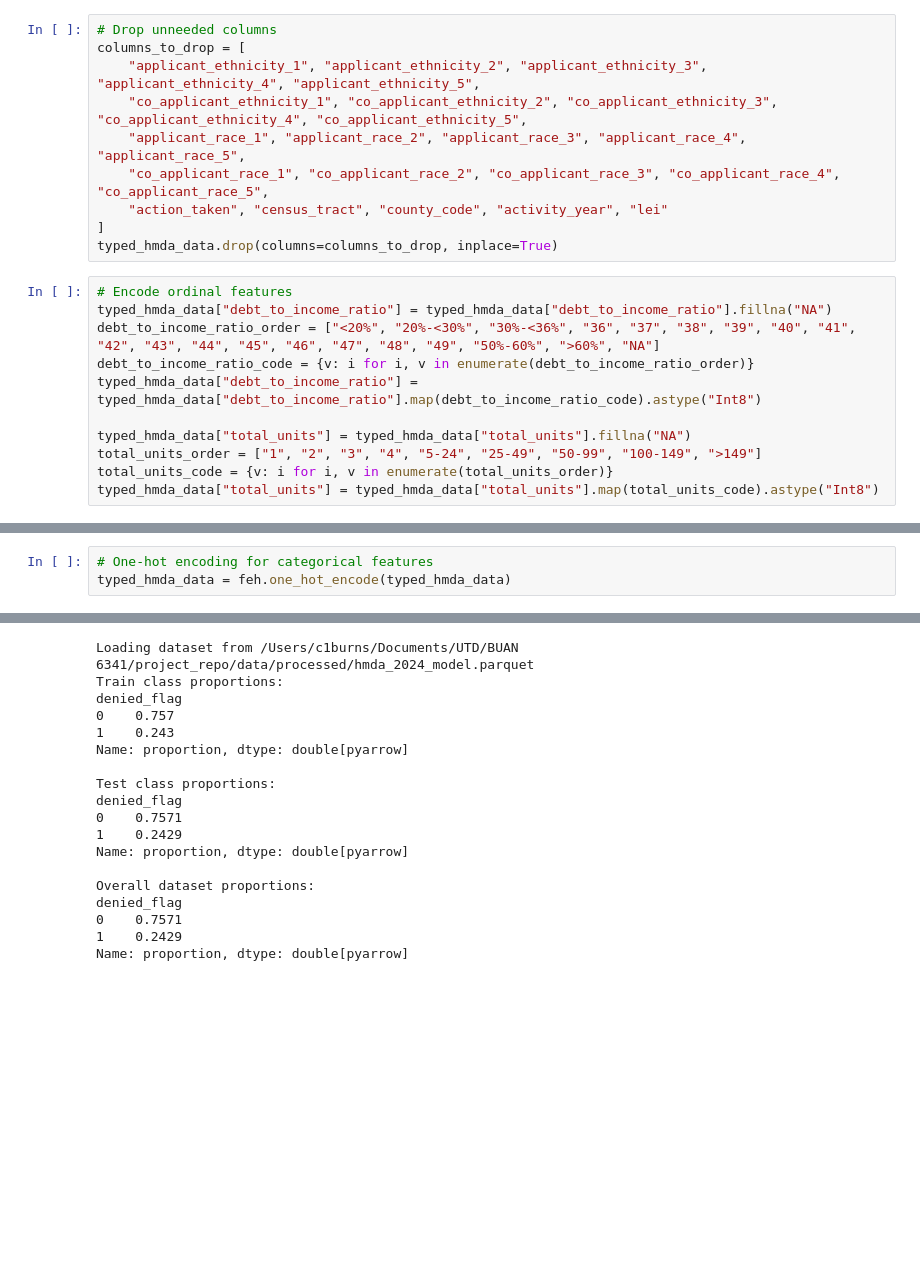
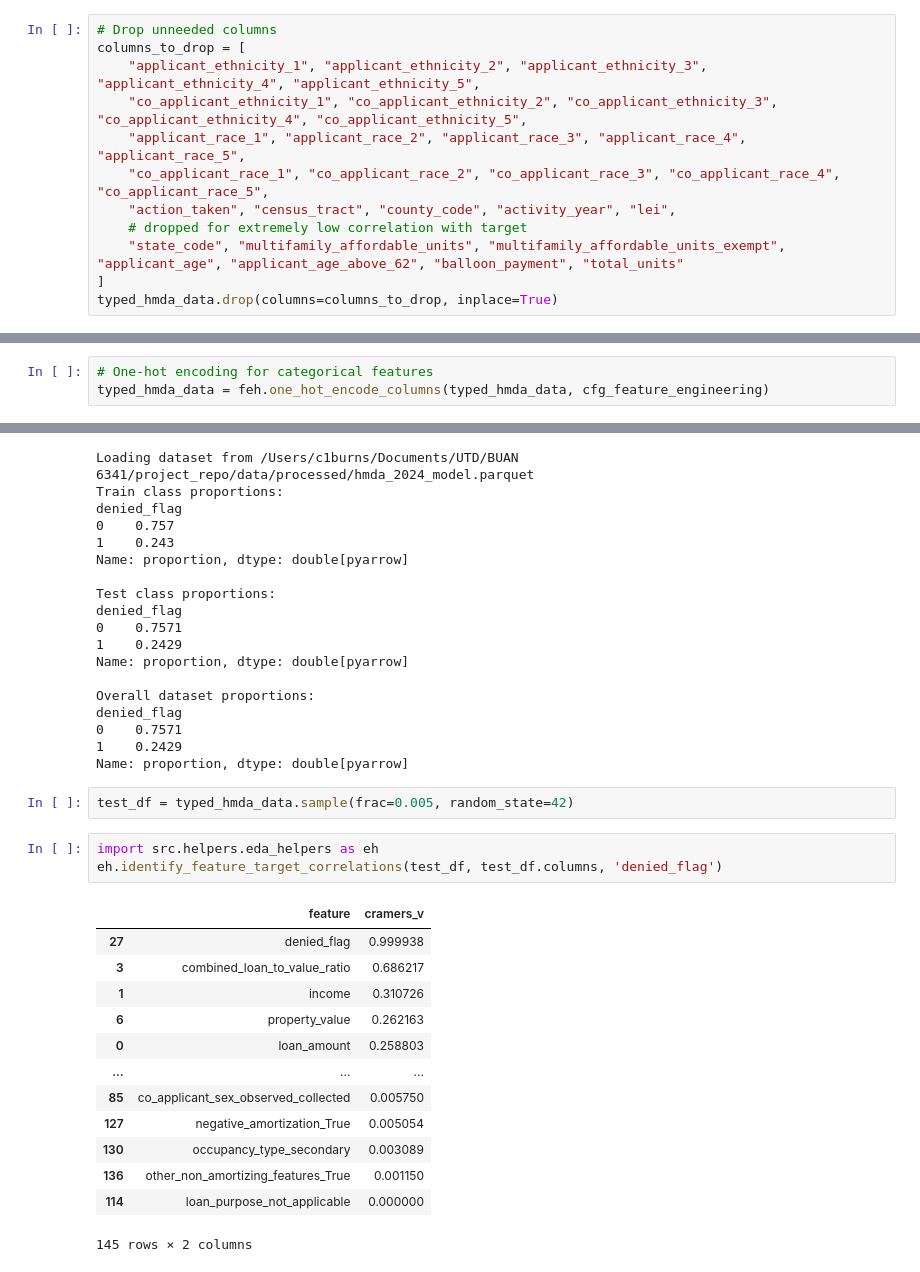
Before and after one commit to emma-hockett/6341_Project, a Jupyter notebook: notebooks/03a_feature_spec.ipynb, the cells around one changed output, grey strips where cells are left out. Drawn from its saved outputs; the diff is of its cells as text; blank space fills up the shorter version.

```diff
--- a/notebooks/03a_feature_spec.ipynb
+++ b/notebooks/03a_feature_spec.ipynb
@@ -47,20 +47,11 @@ columns_to_drop = [
     "co_applicant_ethnicity_1", "co_applicant_ethnicity_2", "co_applicant_ethnicity_3", "co_applicant_ethnicity_4", "co_applicant_ethnicity_5",
     "applicant_race_1", "applicant_race_2", "applicant_race_3", "applicant_race_4", "applicant_race_5",
     "co_applicant_race_1", "co_applicant_race_2", "co_applicant_race_3", "co_applicant_race_4", "co_applicant_race_5",
-    "action_taken", "census_tract", "county_code", "activity_year", "lei"
+    "action_taken", "census_tract", "county_code", "activity_year", "lei",
+    # dropped for extremely low correlation with target
+    "state_code", "multifamily_affordable_units", "multifamily_affordable_units_exempt", "applicant_age", "applicant_age_above_62", "balloon_payment", "total_units"
 ]
 typed_hmda_data.drop(columns=columns_to_drop, inplace=True)
-# %%
-# Encode ordinal features
-typed_hmda_data["debt_to_income_ratio"] = typed_hmda_data["debt_to_income_ratio"].fillna("NA")
-debt_to_income_ratio_order = ["<20%", "20%-<30%", "30%-<36%", "36", "37", "38", "39", "40", "41", "42", "43", "44", "45", "46", "47", "48", "49", "50%-60%", ">60%", "NA"]
-debt_to_income_ratio_code = {v: i for i, v in enumerate(debt_to_income_ratio_order)}
-typed_hmda_data["debt_to_income_ratio"] = typed_hmda_data["debt_to_income_ratio"].map(debt_to_income_ratio_code).astype("Int8")
-
-typed_hmda_data["total_units"] = typed_hmda_data["total_units"].fillna("NA")
-total_units_order = ["1", "2", "3", "4", "5-24", "25-49", "50-99", "100-149", ">149"]
-total_units_code = {v: i for i, v in enumerate(total_units_order)}
-typed_hmda_data["total_units"] = typed_hmda_data["total_units"].map(total_units_code).astype("Int8")
 # %%
 # Fill string missing values with NA for one-hot encoding
 typed_hmda_data[typed_hmda_data.select_dtypes(include=["string"]).columns] = typed_hmda_data.select_dtypes(include=["string"]).fillna("NA")
@@ -74,7 +65,7 @@ num_cols = ["combined_loan_to_value_ratio", "loan_term", "intro_rate_period", "p
 typed_hmda_data[num_cols] = typed_hmda_data[num_cols].fillna(typed_hmda_data[num_cols].median())
 # %%
 # One-hot encoding for categorical features
-typed_hmda_data = feh.one_hot_encode(typed_hmda_data)
+typed_hmda_data = feh.one_hot_encode_columns(typed_hmda_data, cfg_feature_engineering)
 # %%
 # Output data set to use in modeling
 fu.save_parquet(typed_hmda_data, "hmda_2024_model")
@@ -129,3 +120,22 @@ denied_flag
 0    0.7571
 1    0.2429
 Name: proportion, dtype: double[pyarrow]
+# %%
+test_df = typed_hmda_data.sample(frac=0.005, random_state=42)
+# %%
+import src.helpers.eda_helpers as eh
+eh.identify_feature_target_correlations(test_df, test_df.columns, 'denied_flag')
+# %% [output]
+|  | feature | cramers_v |
+| 27 | denied_flag | 0.999938 |
+| 3 | combined_loan_to_value_ratio | 0.686217 |
+| 1 | income | 0.310726 |
+| 6 | property_value | 0.262163 |
+| 0 | loan_amount | 0.258803 |
+| ... | ... | ... |
+| 85 | co_applicant_sex_observed_collected | 0.005750 |
+| 127 | negative_amortization_True | 0.005054 |
+| 130 | occupancy_type_secondary | 0.003089 |
+| 136 | other_non_amortizing_features_True | 0.001150 |
+| 114 | loan_purpose_not_applicable | 0.000000 |
+145 rows × 2 columns
```
Also changed, not shown: parts of 1 cell of this notebook, 6 other files.
